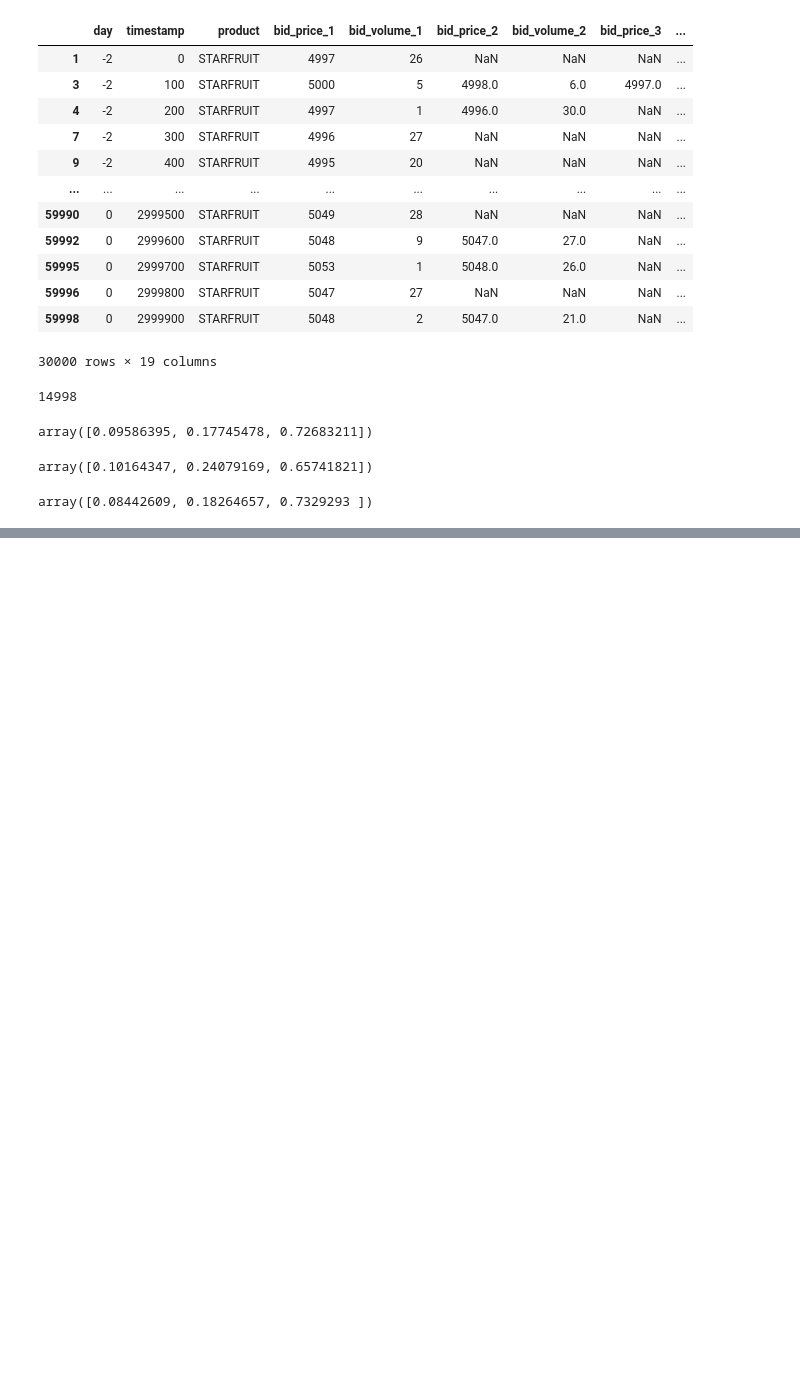
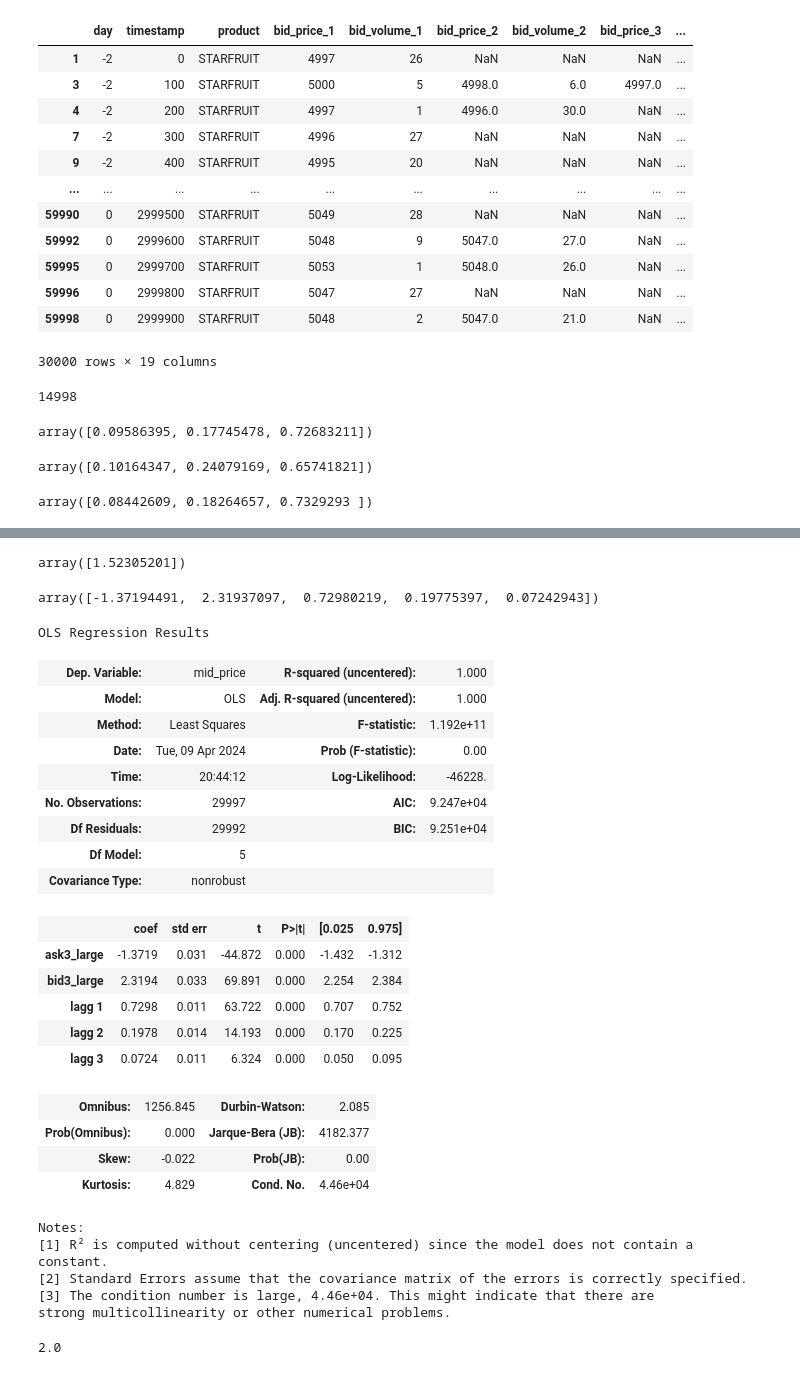
Before and after one commit to felixpoirier1/Prosperity, a Jupyter notebook: test.ipynb, the cells around one changed output, grey strips where cells are left out. Cells and saved outputs as stored; diff of their text form; code cells hidden in the pictures; blank space fills up the shorter version.

```diff
--- a/test.ipynb
+++ b/test.ipynb
@@ -1538,0 +1685,12 @@ array([0.08442609, 0.18264657, 0.7329293 ])
+# %%
+X = sdf.copy(deep=True)
+# %%
+X["ask3_exists"] = (~X["ask_volume_3"].isna()).astype(int)
+X["bid3_exists"] = (~X["bid_volume_3"].isna()).astype(int)
+
+X["ask3_large"] = ((X["ask3_exists"]) & (X["ask_volume_3"] > X["ask_volume_2"] + X["ask_volume_1"])).astype(int)
+X["bid3_large"] = ((X["bid3_exists"]) & (X["bid_volume_3"] > X["bid_volume_2"] + X["bid_volume_1"])).astype(int)
+
+# this seems to be nonesense, we keep it here however, why not
+X["ask3_half_lt_1"] = ((X["ask3_exists"]) & (X["ask_volume_3"]/2 > X["ask_volume_1"])).astype(int)
+X["bid3_half_lt_1"] = ((X["bid3_exists"]) & (X["bid_volume_3"]/2 > X["bid_volume_1"])).astype(int)
@@ -1538,0 +1699,44 @@ array([0.08442609, 0.18264657, 0.7329293 ])
+# %%
+LinearRegression(fit_intercept=True).fit(X[["ask3_large"]].iloc[:-1],mid_price).coef_
+# %% [output]
+array([1.52305201])
+# %%
+for j in range(3):
+    X[f"lagg {j+1}"] = signal_w_mid.shift(j+1)
+# %%
+LinearRegression(fit_intercept=True).fit(X[["ask3_large", "bid3_large", "lagg 1", "lagg 2", "lagg 3"]].iloc[3:],X["mid_price"].iloc[3:]).coef_
+# %% [output]
+array([-1.37194491,  2.31937097,  0.72980219,  0.19775397,  0.07242943])
+# %%
+model_signal = sm.OLS(X["mid_price"].iloc[3:], X[["ask3_large", "bid3_large", "lagg 1", "lagg 2", "lagg 3"]].iloc[3:]).fit()
+model_signal.summary()
+# %% [output]
+OLS Regression Results
+| Dep. Variable: | mid_price | R-squared (uncentered): | 1.000 |
+| Model: | OLS | Adj. R-squared (uncentered): | 1.000 |
+| Method: | Least Squares | F-statistic: | 1.192e+11 |
+| Date: | Tue, 09 Apr 2024 | Prob (F-statistic): | 0.00 |
+| Time: | 20:44:12 | Log-Likelihood: | -46228. |
+| No. Observations: | 29997 | AIC: | 9.247e+04 |
+| Df Residuals: | 29992 | BIC: | 9.251e+04 |
+| Df Model: | 5 |  |  |
+| Covariance Type: | nonrobust |  |  |
+|  | coef | std err | t | P>|t| | [0.025 | 0.975] |
+| ask3_large | -1.3719 | 0.031 | -44.872 | 0.000 | -1.432 | -1.312 |
+| bid3_large | 2.3194 | 0.033 | 69.891 | 0.000 | 2.254 | 2.384 |
+| lagg 1 | 0.7298 | 0.011 | 63.722 | 0.000 | 0.707 | 0.752 |
+| lagg 2 | 0.1978 | 0.014 | 14.193 | 0.000 | 0.170 | 0.225 |
+| lagg 3 | 0.0724 | 0.011 | 6.324 | 0.000 | 0.050 | 0.095 |
+| Omnibus: | 1256.845 | Durbin-Watson: | 2.085 |
+| Prob(Omnibus): | 0.000 | Jarque-Bera (JB): | 4182.377 |
+| Skew: | -0.022 | Prob(JB): | 0.00 |
+| Kurtosis: | 4.829 | Cond. No. | 4.46e+04 |
+Notes:
+[1] R² is computed without centering (uncentered) since the model does not contain a constant.
+[2] Standard Errors assume that the covariance matrix of the errors is correctly specified.
+[3] The condition number is large, 4.46e+04. This might indicate that there are
+strong multicollinearity or other numerical problems.
+# %%
+(X[(X["ask3_exists"]) & (X["ask3_large"].astype(bool))]["ask_price_3"] -  X[(X["ask3_exists"]) & (X['ask3_large'].astype(bool))]["ask_price_1"]).median()
+# %% [output]
+2.0
```
Also changed, not shown: parts of 23 cells of this notebook, 4 other files.
